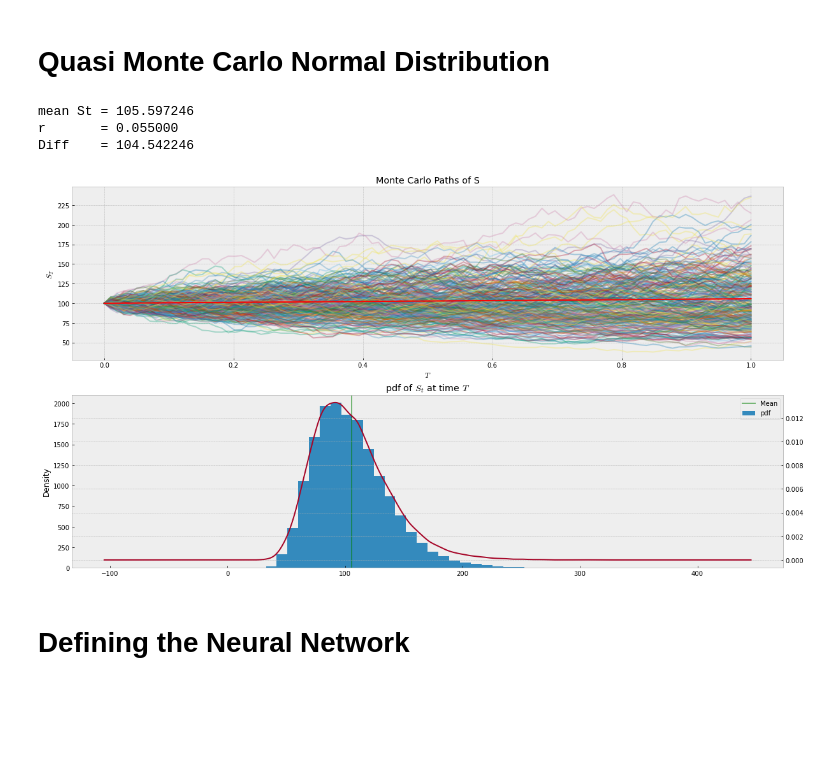
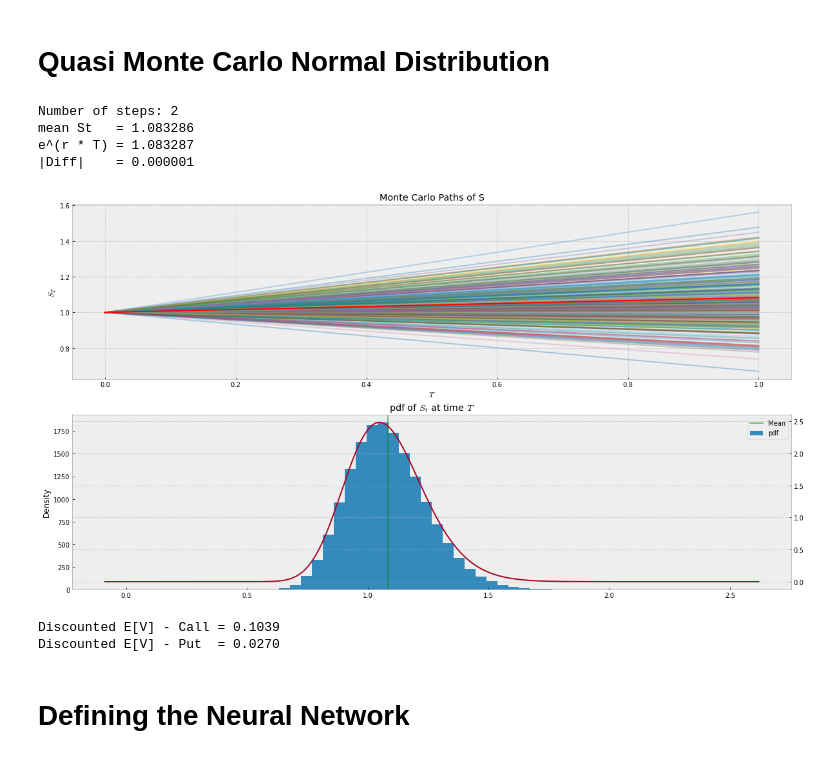
Before and after one commit to ithakis/Option-Replicating-Portfolio-with-Neural-Networks, a Jupyter notebook: Value of portfolio using BS.ipynb, the cells around one changed output. Drawn from its saved outputs; the diff is of its cells as text; code cells hidden in the pictures; blank space fills up the shorter version.

```diff
--- a/Value of portfolio using BS.ipynb
+++ b/Value of portfolio using BS.ipynb
@@ -41,43 +41,48 @@ def sobol_norm(m, d=1):
 # %%
 # %%timeit # 15.5 ms ± 870 µs per loop
 n_paths   = ceil(np.log2(10_000))
 
-S       = 100
-K       = 100
+S       = 1
+K       = 1
 T       = 1.0
-r       = .055
-sigma   = 0.3
-dt      = 1/100
+r       = .08
+sigma   = 0.15
+dt      = 1/1
 
-n_time_steps = int(T/dt)
+n_time_steps = int(T/dt) +1 ; print(f'Number of steps: {n_time_steps}')
 
 """ Simulate Stock Data """
 W       = sobol_norm(n_paths, d=n_time_steps)
 S_paths = np.empty((2**n_paths, n_time_steps))
 S_paths[:,0] = S
 for t in range(1,n_time_steps):
     S_paths[:,t] = (S_paths[:,t-1] * np.exp((r-sigma**2/2)*dt + sigma * np.sqrt(dt)*W[:,t] ).squeeze())
 
 """ Generate Bond Data """
 B = np.exp(r*np.linspace(0,T, n_time_steps))
 B = np.broadcast_to(B, S_paths.shape)
 
 fig, axs = plt.subplots(2, figsize=(20,11))
-print(f'mean St = {S_paths[:,t].mean():.6f}')
-print(f'r       = {r:.6f} \nDiff    = {S_paths[:,t].mean() - r -1:.6f}')
+print(f'mean St   = {S_paths[:,t].mean():.6f}')
+print(f'e^(r * T) = {S*np.exp(r*T):.6f} \n|Diff|    = {abs(np.nanmean(S_paths[:,-1])-S*np.exp(r*T)):.6f}')
 rdf = pd.DataFrame(S_paths.T, index=(np.linspace(0,T, n_time_steps)))
 rdf.sample(300, axis=1).plot(legend=False, alpha=.3, ylabel=r'$S_T$', xlabel=r'$T$', ax=axs[0], title='Monte Carlo Paths of S')
 axs[0].plot(np.linspace(0,T, n_time_steps), S*np.exp(r*np.linspace(0,T, n_time_steps)), c='r')
 
 rdf.iloc[-1,:].hist(bins=30, ax=axs[1])
 rdf.iloc[-1,:].plot(kind='kde', secondary_y=True, title=r'pdf of $S_t$ at time $T$', xlabel=r'S_T', ylabel='Density over 10,000 paths', ax=axs[1])
 axs[1].axvline(S_paths[:,t].mean(), color='g', linestyle='-', alpha=.5)
 axs[1].legend(['Mean', 'pdf'])
 plt.show()
+print(f'Discounted E[V] - Call = {np.maximum(S_paths[:,-1] - K, 0).mean() * np.exp(-r*T):.4f}')
+print(f'Discounted E[V] - Put  = {np.maximum(K - S_paths[:,-1], 0).mean() * np.exp(-r*T):.4f}')
 # %% [output]
-mean St = 105.597246
-r       = 0.055000
-Diff    = 104.542246
+Number of steps: 2
+mean St   = 1.083286
+e^(r * T) = 1.083287
+|Diff|    = 0.000001
-[figure, old version]
+[figure, new version]
+Discounted E[V] - Call = 0.1039
+Discounted E[V] - Put  = 0.0270
 # %% [markdown]
 # Defining the Neural Network
```
Also changed, not shown: parts of 7 cells of this notebook, 5 other files.
